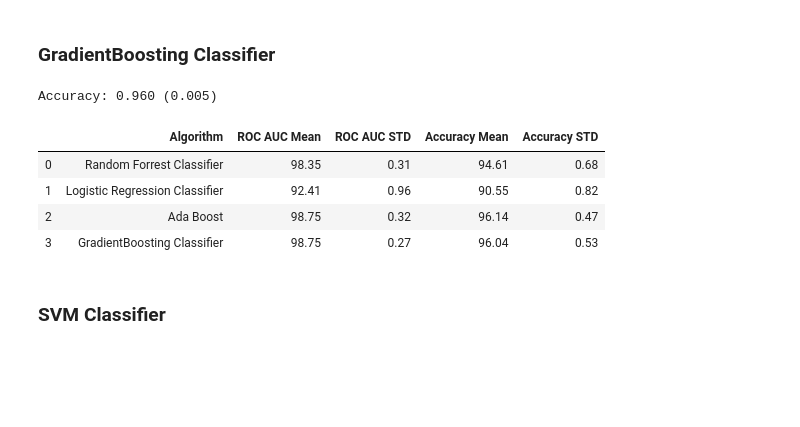
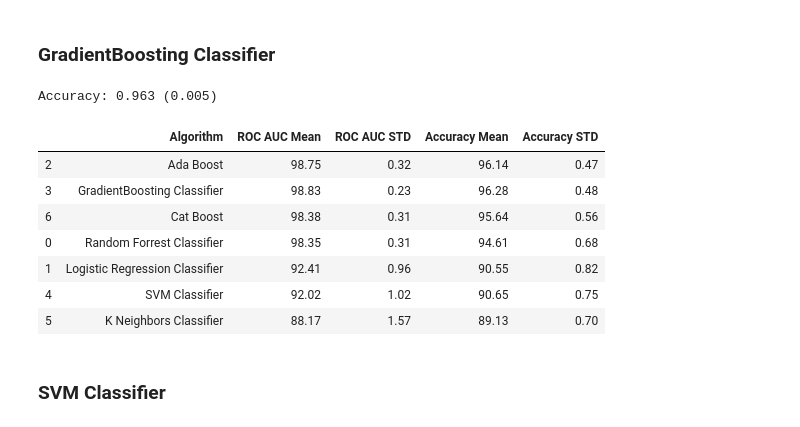
Before and after one commit to hiulian69/Bank_Churn_Prediction, a Jupyter notebook: Models.ipynb, the cells around one changed output. Drawn from its saved outputs; the diff is of its cells as text; code cells hidden in the pictures; blank space fills up the shorter version.

```diff
--- a/Models.ipynb
+++ b/Models.ipynb
@@ -476,29 +476,32 @@ Accuracy: 0.961 (0.005)
 # %%
 X, y = preprocess_data(data, scale=False, one_hot=False)
 
-gb = GradientBoostingClassifier(n_estimators=150, learning_rate = 0.1, max_features=5, max_depth = 2, random_state = 0)
+gb = GradientBoostingClassifier(n_estimators=150, learning_rate = 0.1, max_features=None, max_depth = 2, random_state = 0)
 name = 'GradientBoosting Classifier'
 
 n_scores_acc = cross_val_score(gb, X, y, scoring='accuracy', cv=cv, n_jobs=-1, error_score='raise')
 n_scores_auc = cross_val_score(gb, X, y, scoring='roc_auc', cv=cv, n_jobs=-1, error_score='raise')
 
 
 model_results.loc[3] = [name,
                          round(n_scores_auc.mean()*100, 2),
                          round(n_scores_auc.std()*100, 2),
                          round(n_scores_acc.mean()*100, 2),
                          round(n_scores_acc.std()*100, 2)]
 print('Accuracy: %.3f (%.3f)' % (mean(n_scores_acc), std(n_scores_acc)))
 
 display(model_results)
 model_results.to_csv('model_results.csv')
 # %% [output]
-Accuracy: 0.960 (0.005)
+Accuracy: 0.963 (0.005)
 |  | Algorithm | ROC AUC Mean | ROC AUC STD | Accuracy Mean | Accuracy STD |
+| 2 | Ada Boost | 98.75 | 0.32 | 96.14 | 0.47 |
+| 3 | GradientBoosting Classifier | 98.83 | 0.23 | 96.28 | 0.48 |
+| 6 | Cat Boost | 98.38 | 0.31 | 95.64 | 0.56 |
 | 0 | Random Forrest Classifier | 98.35 | 0.31 | 94.61 | 0.68 |
 | 1 | Logistic Regression Classifier | 92.41 | 0.96 | 90.55 | 0.82 |
-| 2 | Ada Boost | 98.75 | 0.32 | 96.14 | 0.47 |
-| 3 | GradientBoosting Classifier | 98.75 | 0.27 | 96.04 | 0.53 |
+| 4 | SVM Classifier | 92.02 | 1.02 | 90.65 | 0.75 |
+| 5 | K Neighbors Classifier | 88.17 | 1.57 | 89.13 | 0.70 |
 # %% [markdown]
 ### SVM Classifier
 # %%
```
Also changed, not shown: parts of 2 cells of this notebook, 3 other files.
